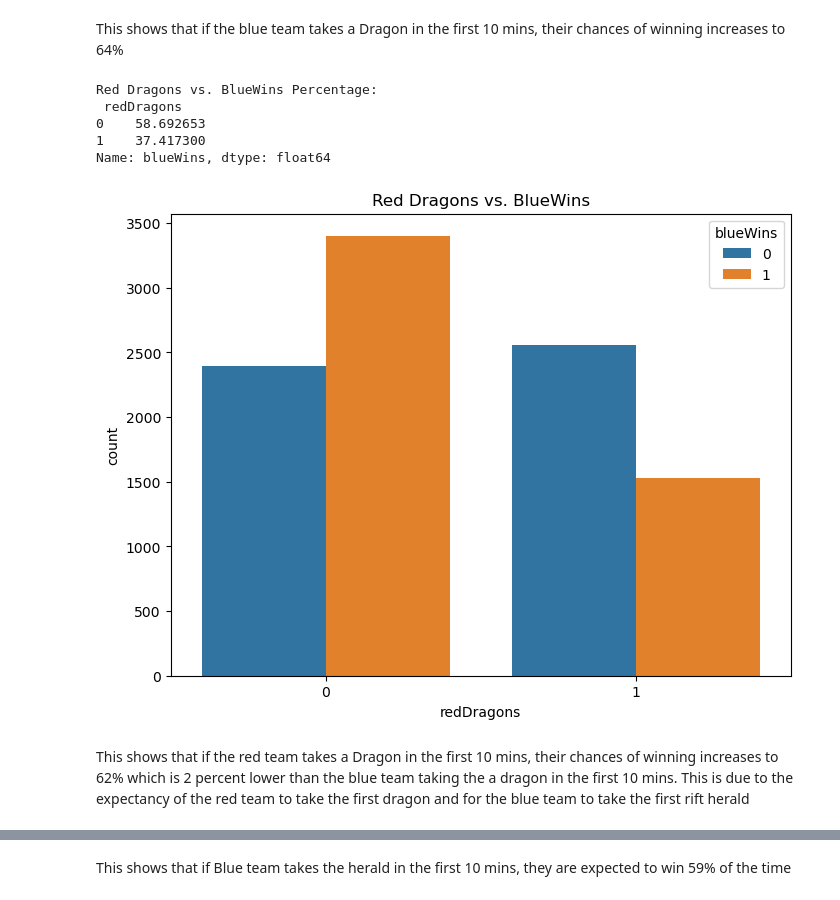
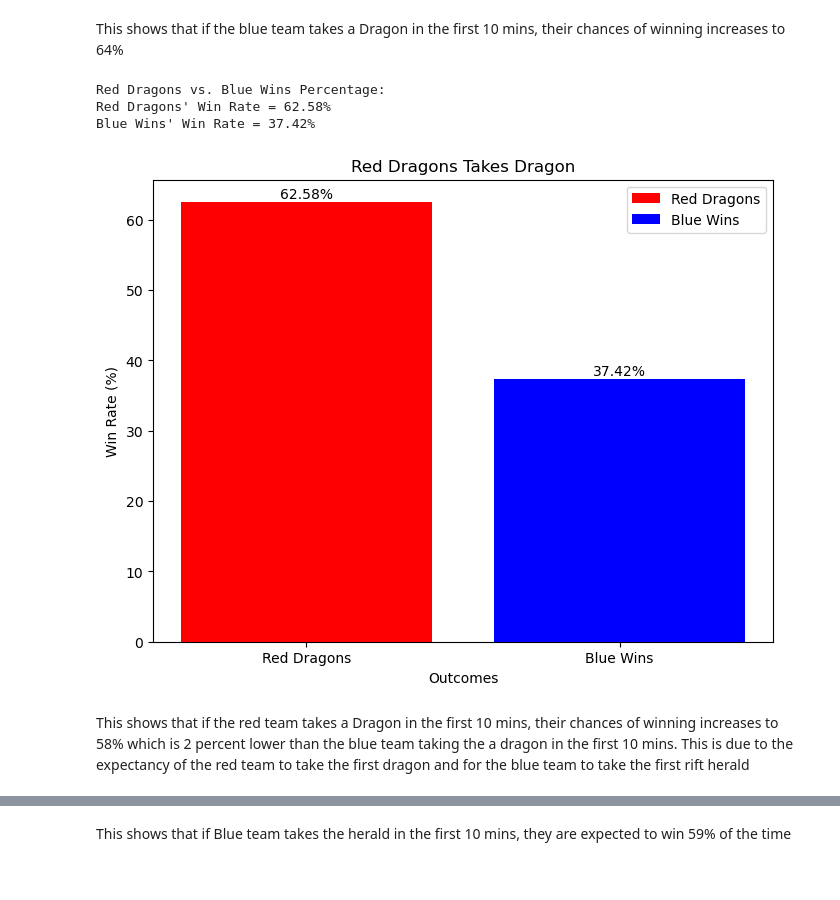
Before and after one commit to TheDreamed/League-of-Legends-Win-Analysis-Dragon-vs-Rift-Herald-, a Jupyter notebook: Leauge of Legends Early Game Win Predictor.ipynb, the cells around one changed output, grey strips where cells are left out. Cells and saved outputs as stored; diff of their text form; code cells hidden in the pictures.

```diff
--- a/Leauge of Legends Early Game Win Predictor.ipynb
+++ b/Leauge of Legends Early Game Win Predictor.ipynb
@@ -140,19 +317,38 @@ Name: blueWins, dtype: float64
 # %% [markdown]
 This shows that if the blue team takes a Dragon in the first 10 mins, their chances of winning increases to 64%
 # %%
+import matplotlib.pyplot as plt
+
 plt.figure(figsize=(8, 6))
-sns.countplot(x='redDragons', hue='blueWins', data=df)
-plt.title('Red Dragons vs. BlueWins')
-red_dragons_win_rate = df.groupby('redDragons')['blueWins'].mean() * 100
-print("Red Dragons vs. BlueWins Percentage:\n", red_dragons_win_rate)
+
+# Calculate the win rate for redDragons
+red_win_rate = 100 - (df[df['redDragons'] == 1]['blueWins'] == 1).mean() * 100
+
+# Calculate the win rate for blueWins
+blue_win_rate = 100 - red_win_rate
+
+# Create the bar plot
+plt.bar(x=[0], height=[red_win_rate], color='red', label="Red Dragons")
+plt.bar(x=[1], height=[blue_win_rate], color='blue', label="Blue Wins")
+
+plt.title('Red Dragons Takes Dragon')
+plt.xlabel('Outcomes')
+plt.ylabel('Win Rate (%)')
+plt.xticks(ticks=[0, 1], labels=['Red Dragons', 'Blue Wins'])
+plt.legend()
+
+plt.text(0, red_win_rate, f'{red_win_rate:.2f}%', ha='center', va='bottom')
+plt.text(1, blue_win_rate, f'{blue_win_rate:.2f}%', ha='center', va='bottom')
+print("Red Dragons vs. Blue Wins Percentage:")
+print("Red Dragons' Win Rate = {:.2f}%".format(red_win_rate))
+print("Blue Wins' Win Rate = {:.2f}%".format(blue_win_rate))
+
 plt.show()
 # %% [output]
-Red Dragons vs. BlueWins Percentage:
- redDragons
-0    58.692653
-1    37.417300
-Name: blueWins, dtype: float64
+Red Dragons vs. Blue Wins Percentage:
+Red Dragons' Win Rate = 62.58%
+Blue Wins' Win Rate = 37.42%
-[figure, old version]
+[figure, new version]
 # %% [markdown]
-This shows that if the red team takes a Dragon in the first 10 mins, their chances of winning increases to 62% which is 2 percent lower than the blue team taking the a dragon in the first 10 mins. This is due to the expectancy of the red team to take the first dragon and for the blue team to take the first rift herald
+This shows that if the red team takes a Dragon in the first 10 mins, their chances of winning increases to 58% which is 2 percent lower than the blue team taking the a dragon in the first 10 mins. This is due to the expectancy of the red team to take the first dragon and for the blue team to take the first rift herald
 # %%
```
Also changed, not shown: parts of 23 cells of this notebook.
